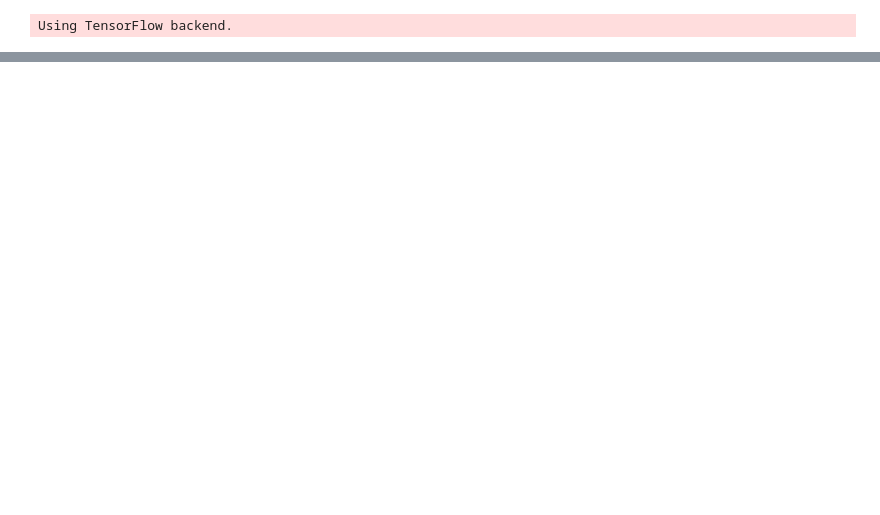
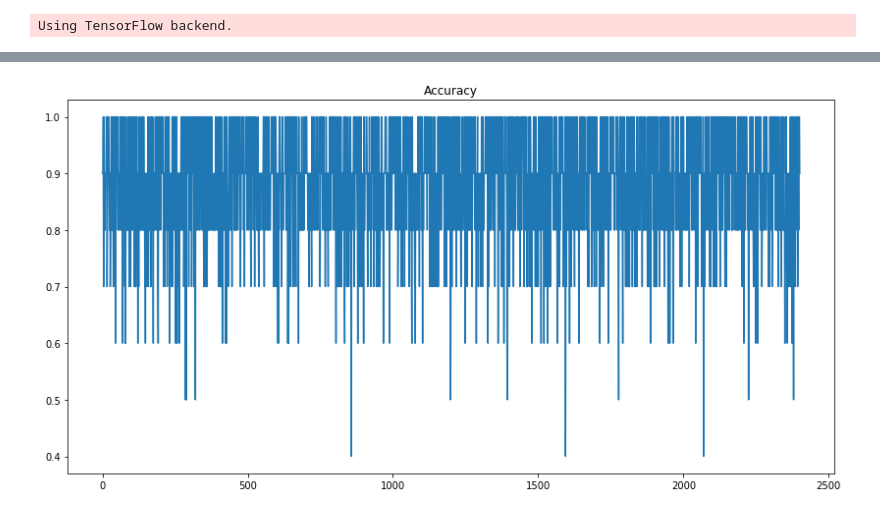
Before and after one commit to lingzerol/sentiment_analysis, a Jupyter notebook: Main.ipynb, the cells around one changed output, grey strips where cells are left out. Saved outputs shown, nothing was run; the diff lists cells and outputs as text; code cells hidden in the pictures; blank space fills up the shorter version.

Commit message:
train result

```diff
--- a/Main.ipynb
+++ b/Main.ipynb
@@ -158,0 +121,4 @@ for data in test_data:
+# %%
+test_labels=[int(test_text[0]) for test_text in test_texts]
+# %%
+test_features=tfidf.transform(test_texts[:,1])
@@ -158,0 +127,2 @@ for data in test_data:
+# %%
+input_num=train_features.get_shape()[1]
@@ -158,0 +138,12 @@ for data in test_data:
+# %%
+with tf.device('/device:GPU:0'):
+    X=tf.placeholder(shape=(None,input_num),dtype=tf.float32)
+    y=tf.placeholder(shape=(None),dtype=tf.float32)
+    network=keras.models.Sequential()
+    network.add(Dense(512,activation=tf.nn.relu,input_shape=[input_num]))
+    network.add(Dense(256,activation=tf.nn.relu))
+    network.add(Dense(128,activation=tf.nn.relu))
+    network.add(Dense(64,activation=tf.nn.relu))
+    network.add(Dense(1,activation=tf.nn.sigmoid))
+    sgd = keras.optimizers.SGD(lr=0.01, decay=1e-6, momentum=0.9, nesterov=True)
+    network.compile(loss='mean_squared_error', optimizer=sgd)
@@ -159,2 +178,30 @@ for data in test_data:
+# %%
+ACCURACY=[]
+num=test_features.get_shape()[0]
+times=int(num/10.0+1)
+predicted=[]
+for i in range(times):
+    s=i*10
+    e=min(num,(i+1)*10)
+    if(s==e):
+        break;
+    test_X=np.array(test_features[s:e].todense())
+    test_y=np.array(test_labels[s:e])
+    y=network.predict(test_X)
+    y=np.array(y)
+    y=y.reshape([-1])
+    predicted=np.concatenate((predicted,y))
+    y=np.round(y)
+    accuracy=np.equal(y,test_y)
+    accuracy=np.count_nonzero(accuracy)/float(len(y))
+    ACCURACY.append(accuracy)
+    if(i%100==0):
+        clear_output(True)
+        plt.figure(figsize=[14, 7])
+        plt.title("Accuracy")
+        plt.plot(ACCURACY)
+        plt.show()
+# %% [output]
+[figure, added]
 # %%
 print(sum(ACCURACY)/len(ACCURACY))
```
Also changed, not shown: parts of 55 cells of this notebook.
